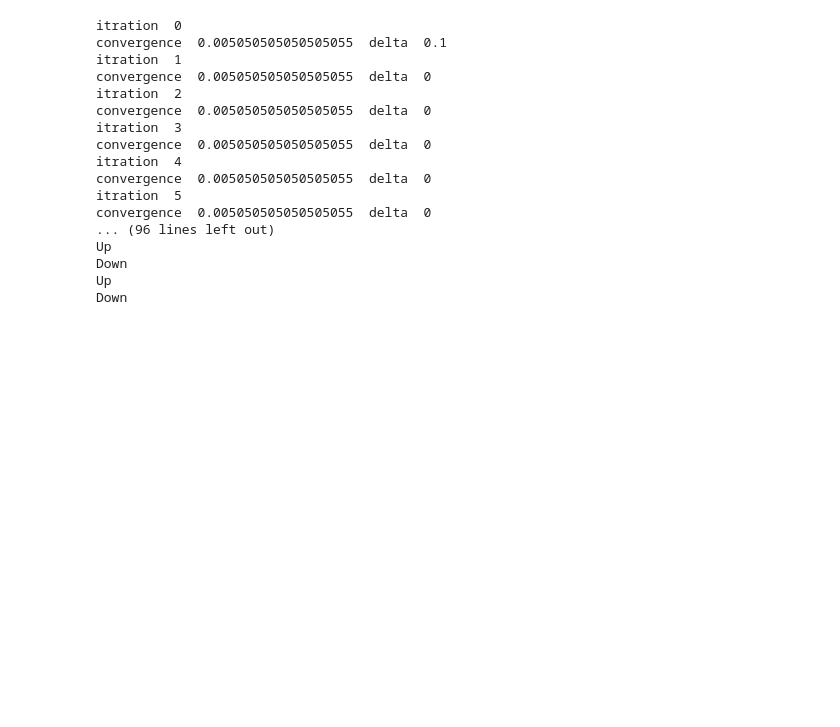
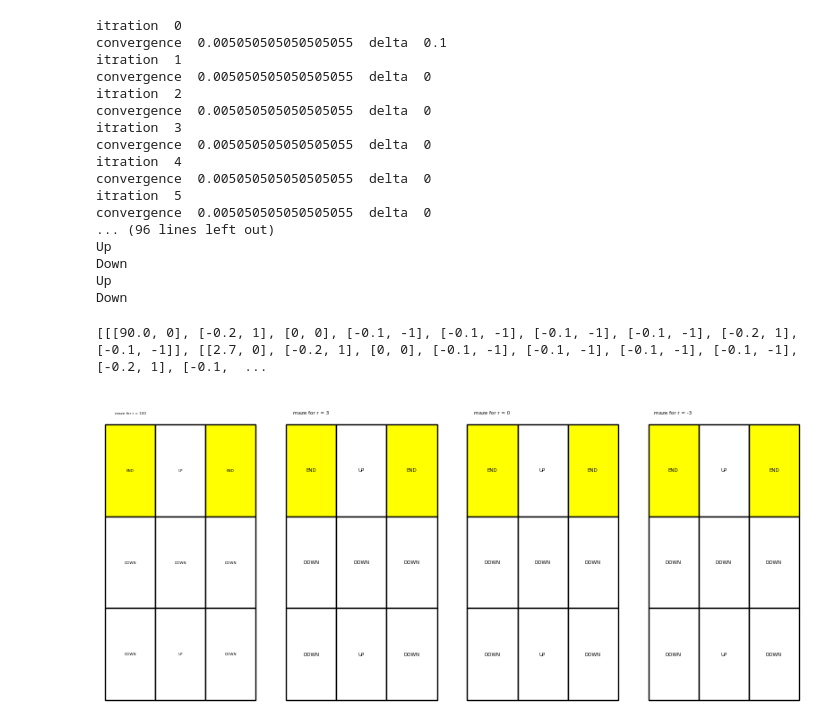
Before and after one commit to saifmukadam10/policy-Improvment---RL, a Jupyter notebook: Policy_Improvement.ipynb, the cells around one changed output. Saved outputs shown, nothing was run; the diff lists cells and outputs as text; code cells hidden in the pictures; blank space fills up the shorter version.

```diff
--- a/Policy_Improvement.ipynb
+++ b/Policy_Improvement.ipynb
@@ -279,3 +334,64 @@ Up
 Down
 Up
 Down
+# %%
+print(v)
+# %% [output]
+[[[90.0, 0], [-0.2, 1], [0, 0], [-0.1, -1], [-0.1, -1], [-0.1, -1], [-0.1, -1], [-0.2, 1], [-0.1, -1]], [[2.7, 0], [-0.2, 1], [0, 0], [-0.1, -1], [-0.1, -1], [-0.1, -1], [-0.1, -1], [-0.2, 1], [-0.1,  ...
+# %%
+import matplotlib.pyplot as plt
+import numpy as np
+import pandas
+from matplotlib.table import Table
+
+fig = plt.figure(figsize=(10, 4)) # Adjusted figsize for better display
+all_states = [1, 2, 3, 4, 5, 6, 7, 8, 9]
+
+def checkerboard_table(data, fmt='{:.0f}', bkg_colors=['yellow', 'white'], i=0, title=""): # Added title parameter
+    ax = fig.add_subplot(1, len(r_values), i + 1) # Adjusted subplot index
+    ax.set_axis_off()
+    tb = Table(ax, bbox=[0, 0, 1, 1])
+    nrows, ncols = data.shape
+    width, height = 1.0 / ncols, 1.0 / nrows
+
+    # Add cells
+    for (r_idx, c_idx), val in np.ndenumerate(data):
+        if val == 0:
+            color = bkg_colors[0]
+            display_val = "END"
+        else:
+            color = bkg_colors[1]
+            if val == 1:
+                display_val = "UP"
+            elif val == -1:
+                display_val = "DOWN"
+            elif val == 2:
+                display_val = "RIGHT"
+            elif val == -2:
+                display_val = "LEFT"
+            else:
+                display_val = str(val) # In case other values appear
+
+        tb.add_cell(r_idx, c_idx, width, height, text=display_val,
+                    loc='center', facecolor=color)
+
+    tb.add_cell(-1, 0, width, height / 4, text=title, loc='center',
+                edgecolor='none', facecolor='none') # Adjusted row for title
+    ax.add_table(tb)
+    return fig
+
+def main():
+    # The 'v' variable is available from previous execution
+    for j in range(len(v)):
+        n = np.asmatrix(v[j])[:, 1]
+        arr = np.array(n)
+        newarr = arr.reshape(3, 3)
+        data = pandas.DataFrame(newarr,
+                                columns=['0', '1', '2'])
+        checkerboard_table(data, i=j, title="maze for r = " + str(r_values[j]))
+    plt.show()
+
+if __name__ == '__main__':
+    main()
+# %% [output]
+[figure, added]
```
Also changed, not shown: parts of 1 cell of this notebook.
